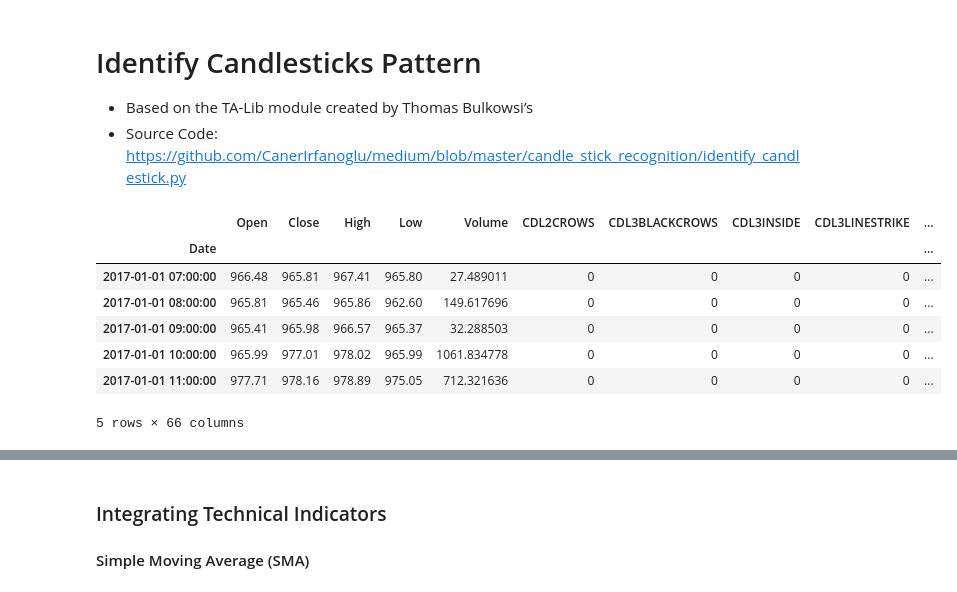
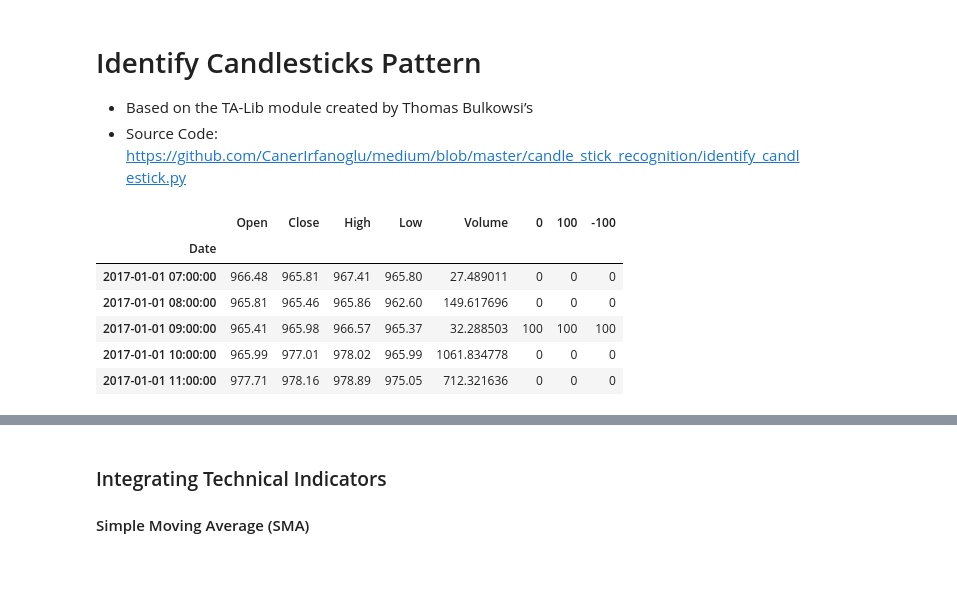
Before and after one commit to webclinic017/The_Crypto_Caller, a Jupyter notebook: workflow/june_workflow/MLModel/CandleStickPattern_TALib_v1.ipynb, the cells around one changed output, grey strips where cells are left out. Cells and saved outputs as stored; diff of their text form; code cells hidden in the pictures.

```diff
--- a/workflow/june_workflow/MLModel/CandleStickPattern_TALib_v1.ipynb
+++ b/workflow/june_workflow/MLModel/CandleStickPattern_TALib_v1.ipynb
@@ -33,26 +33,25 @@ df.tail()
 # %%
 # extract OHLC
 op = df['Open'].astype(float)
 hi = df['High'].astype(float)
 lo = df['Low'].astype(float)
 cl = df['Close'].astype(float)
 
 
 candle_names = talib.get_function_groups()['Pattern Recognition']
-
+engulfing_candle = talib.CDLENGULFING(op, hi, lo, cl)
 # create columns for each candle
-for candle in candle_names:
+for candle in engulfing_candle:
     # below is same as;
     # df["CDL3LINESTRIKE"] = talib.CDL3LINESTRIKE(op, hi, lo, cl)
-    df[candle] = getattr(talib, candle)(op, hi, lo, cl)
+    df[candle] = engulfing_candle #getattr(talib, candle)(op, hi, lo, cl)
 
 df.head()
 # %% [output]
-|  | Open | Close | High | Low | Volume | CDL2CROWS | CDL3BLACKCROWS | CDL3INSIDE | CDL3LINESTRIKE | ... |
-| Date |  |  |  |  |  |  |  |  |  | ... |
-| 2017-01-01 07:00:00 | 966.48 | 965.81 | 967.41 | 965.80 | 27.489011 | 0 | 0 | 0 | 0 | ... |
-| 2017-01-01 08:00:00 | 965.81 | 965.46 | 965.86 | 962.60 | 149.617696 | 0 | 0 | 0 | 0 | ... |
-| 2017-01-01 09:00:00 | 965.41 | 965.98 | 966.57 | 965.37 | 32.288503 | 0 | 0 | 0 | 0 | ... |
-| 2017-01-01 10:00:00 | 965.99 | 977.01 | 978.02 | 965.99 | 1061.834778 | 0 | 0 | 0 | 0 | ... |
-| 2017-01-01 11:00:00 | 977.71 | 978.16 | 978.89 | 975.05 | 712.321636 | 0 | 0 | 0 | 0 | ... |
+|  | Open | Close | High | Low | Volume | 0 | 100 | -100 |
+| Date |  |  |  |  |  |  |  |  |
+| 2017-01-01 07:00:00 | 966.48 | 965.81 | 967.41 | 965.80 | 27.489011 | 0 | 0 | 0 |
+| 2017-01-01 08:00:00 | 965.81 | 965.46 | 965.86 | 962.60 | 149.617696 | 0 | 0 | 0 |
+| 2017-01-01 09:00:00 | 965.41 | 965.98 | 966.57 | 965.37 | 32.288503 | 100 | 100 | 100 |
+| 2017-01-01 10:00:00 | 965.99 | 977.01 | 978.02 | 965.99 | 1061.834778 | 0 | 0 | 0 |
+| 2017-01-01 11:00:00 | 977.71 | 978.16 | 978.89 | 975.05 | 712.321636 | 0 | 0 | 0 |
-5 rows × 66 columns
```
Also changed, not shown: parts of 9 cells of this notebook, 4 other files.
